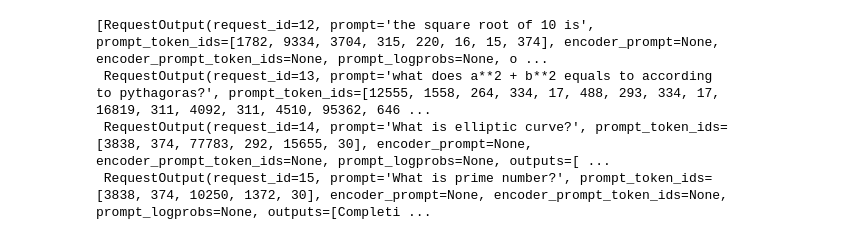
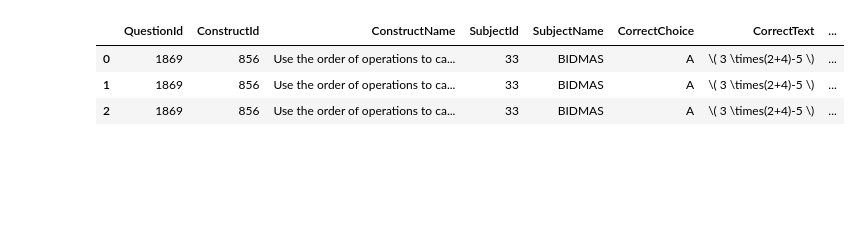
Before and after one commit to evanarlian/kaggle-eedi, a Jupyter notebook: notebooks/vllm_play.ipynb, the cells around one changed output. Saved outputs shown, nothing was run; the diff lists cells and outputs as text; code cells hidden in the pictures; blank space fills up the shorter version.

```diff
--- a/notebooks/vllm_play.ipynb
+++ b/notebooks/vllm_play.ipynb
@@ -19,16 +44,17 @@ INFO 12-05 21:14:49 model_runner.py:1518] Graph capturing finished in 9 secs, to
-# %%
-prompts = [
-    "the square root of 10 is",
-    "what does a**2 + b**2 equals to according to pythagoras?",
-    "What is elliptic curve?",
-    "What is prime number?",
-]
-sampling_params = SamplingParams(temperature=0.8, top_p=0.95)
-
-outputs = llm.generate(prompts, sampling_params)
-outputs
-# %% [output]
-[RequestOutput(request_id=12, prompt='the square root of 10 is', prompt_token_ids=[1782, 9334, 3704, 315, 220, 16, 15, 374], encoder_prompt=None, encoder_prompt_token_ids=None, prompt_logprobs=None, o ...
- RequestOutput(request_id=13, prompt='what does a**2 + b**2 equals to according to pythagoras?', prompt_token_ids=[12555, 1558, 264, 334, 17, 488, 293, 334, 17, 16819, 311, 4092, 311, 4510, 95362, 646 ...
- RequestOutput(request_id=14, prompt='What is elliptic curve?', prompt_token_ids=[3838, 374, 77783, 292, 15655, 30], encoder_prompt=None, encoder_prompt_token_ids=None, prompt_logprobs=None, outputs=[ ...
- RequestOutput(request_id=15, prompt='What is prime number?', prompt_token_ids=[3838, 374, 10250, 1372, 30], encoder_prompt=None, encoder_prompt_token_ids=None, prompt_logprobs=None, outputs=[Completi ...
+# %%
+# load dataset
+df_mis = pd.read_csv("../data/misconception_mapping.csv")
+orig_mis = df_mis["MisconceptionName"].tolist()
+assert len(orig_mis) == 2587
+df_test = pd.read_csv("../data/test.csv")
+df_test = make_nice_df(df_test)
+df_test["QuestionComplete"] = df_test.apply(make_complete_query, axis=1)
+with open("../top25_miscons.json", "r") as f:
+    top25_miscons = json.load(f)
+df_test["Top25Miscons"] = top25_miscons
+df_test.head(3)
+# %% [output]
+|  | QuestionId | ConstructId | ConstructName | SubjectId | SubjectName | CorrectChoice | CorrectText | ... |
+| 0 | 1869 | 856 | Use the order of operations to ca... | 33 | BIDMAS | A | \( 3 \times(2+4)-5 \) | ... |
+| 1 | 1869 | 856 | Use the order of operations to ca... | 33 | BIDMAS | A | \( 3 \times(2+4)-5 \) | ... |
+| 2 | 1869 | 856 | Use the order of operations to ca... | 33 | BIDMAS | A | \( 3 \times(2+4)-5 \) | ... |
```
Also changed, not shown: parts of 8 cells of this notebook, 3 other files.
